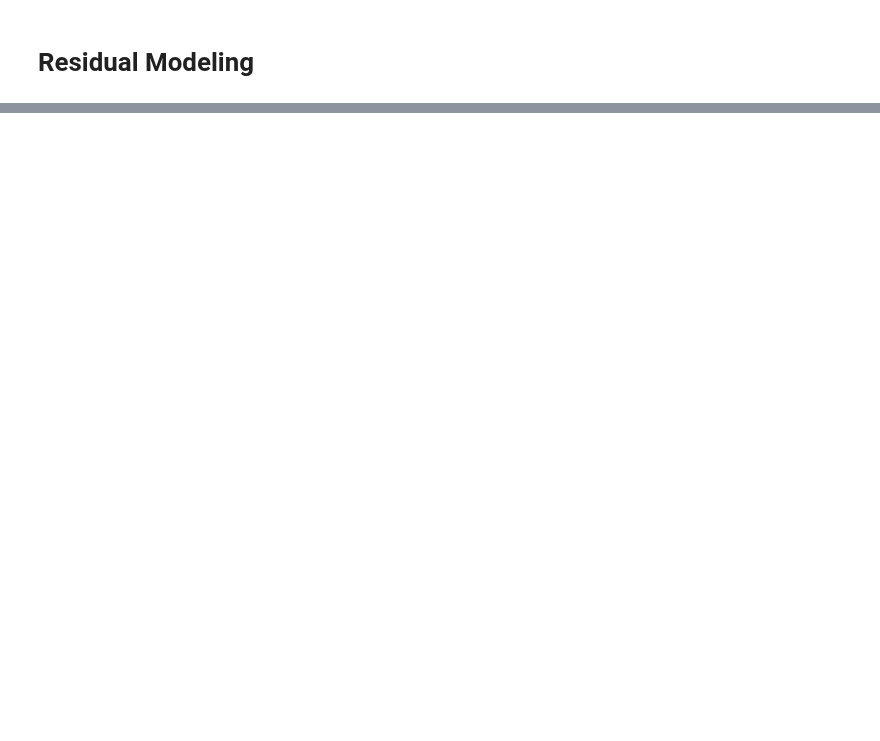
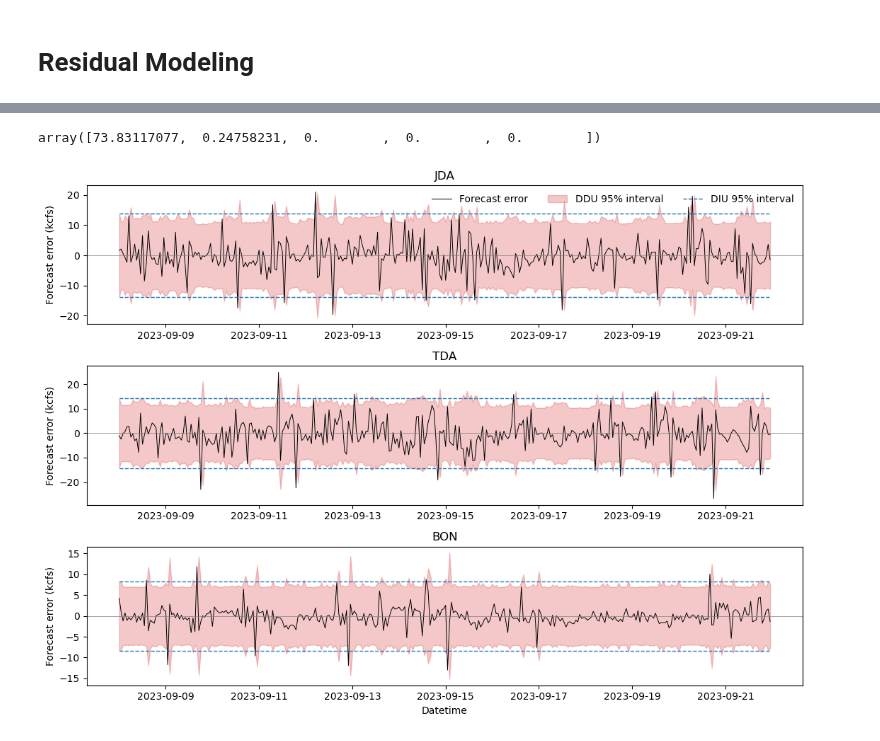
Before and after one commit to ecohn44/cascaded-hydro, a Jupyter notebook: streamflow-models/inflow-models.ipynb, the cells around one changed output, grey strips where cells are left out. Cells and saved outputs as stored; diff of their text form; code cells hidden in the pictures; blank space fills up the shorter version.

```diff
--- a/streamflow-models/inflow-models.ipynb
+++ b/streamflow-models/inflow-models.ipynb
@@ -1322,66 +1326,60 @@ plt.show()
+# %%
+mcn_train = prepare_mcn(train_results)
+mcn_test = prepare_mcn(test_results)
+
+models["mcn"] = fit_model(mcn_train)
+
+# McNary has no upstream decision-dependent terms
+models["mcn"]["garch"][3:] = 0.0
+
+test_outputs["mcn"], mcn_test_nll = test_model(
+    mcn_test,
+    models["mcn"],
+)
+
+models["mcn"]["garch"]
+# %% [output]
+array([73.83117077,  0.24758231,  0.        ,  0.        ,  0.        ])
 # %%
+# 5. Plot Results
+
 fig, ax = plt.subplots(3, 1, figsize=(11, 8))
+q95 = norm.ppf(0.975)
 
 for i, unit in enumerate(["jda", "tda", "bon"]):
-    model = models[unit]
     d = test_outputs[unit].copy()
 
-    # First two weeks of first test season
     first_season = d["season_year"].iloc[0]
+    d = d[d["season_year"] == 2023].iloc[:24 * 14]
 
-    d = d[
-        d["season_year"] == first_season
-    ].iloc[:24 * 14]
+    ddu_bound = q95 * d["sigma"]
+    diu_bound = q95 * std_diu[unit]
 
-    nu = model["garch"][-1]
-
-    q95 = (
-        t.ppf(0.975, df=nu)
-        * np.sqrt((nu - 2) / nu)
-    )
-
-    # Time-varying DDU and constant DIU intervals
-    ddu_bound = q95 * d["sigma"]
-    diu_bound = q95 * model["innovation_scale"]
-
-    ax[i].plot(
-        d.index,
-        d["innovation"],
-        color="black",
-        linewidth=0.7,
-        label="Forecast innovation",
-    )
+    ax[i].plot(d.index, d["residual"], color="black", linewidth=0.7, label="Forecast error")
 
     ax[i].fill_between(
-        d.index,
-        -ddu_bound,
-        ddu_bound,
-        color="tab:red",
-        alpha=0.25,
-        label="DDU 95% interval",
+        d.index, -ddu_bound, ddu_bound,
+        color="tab:red", alpha=0.25, label="DDU 95% interval"
     )
 
     ax[i].plot(
-        d.index,
-        np.full(len(d), diu_bound),
-        "--",
-        color="tab:blue",
-        linewidth=1,
-        label="DIU 95% interval",
+        d.index, np.full(len(d), diu_bound), "--",
+        color="tab:blue", linewidth=1, label="DIU 95% interval"
     )
 
     ax[i].plot(
-        d.index,
-        np.full(len(d), -diu_bound),
-        "--",
-        color="tab:blue",
-        linewidth=1,
+        d.index, np.full(len(d), -diu_bound), "--",
+        color="tab:blue", linewidth=1
     )
 
     ax[i].axhline(0, color="gray", linewidth=0.5)
     ax[i].set_title(unit.upper())
-    ax[i].set_ylabel("Forecast error")
+    ax[i].set_ylabel("Forecast error (kcfs)")
 
+ax[-1].set_xlabel("Datetime")
 ax[0].legend(ncol=3, frameon=False)
+
 plt.tight_layout()
 plt.show()
+# %% [output]
+[figure, added]
```
Also changed, not shown: parts of 23 cells of this notebook, 14 other files.
